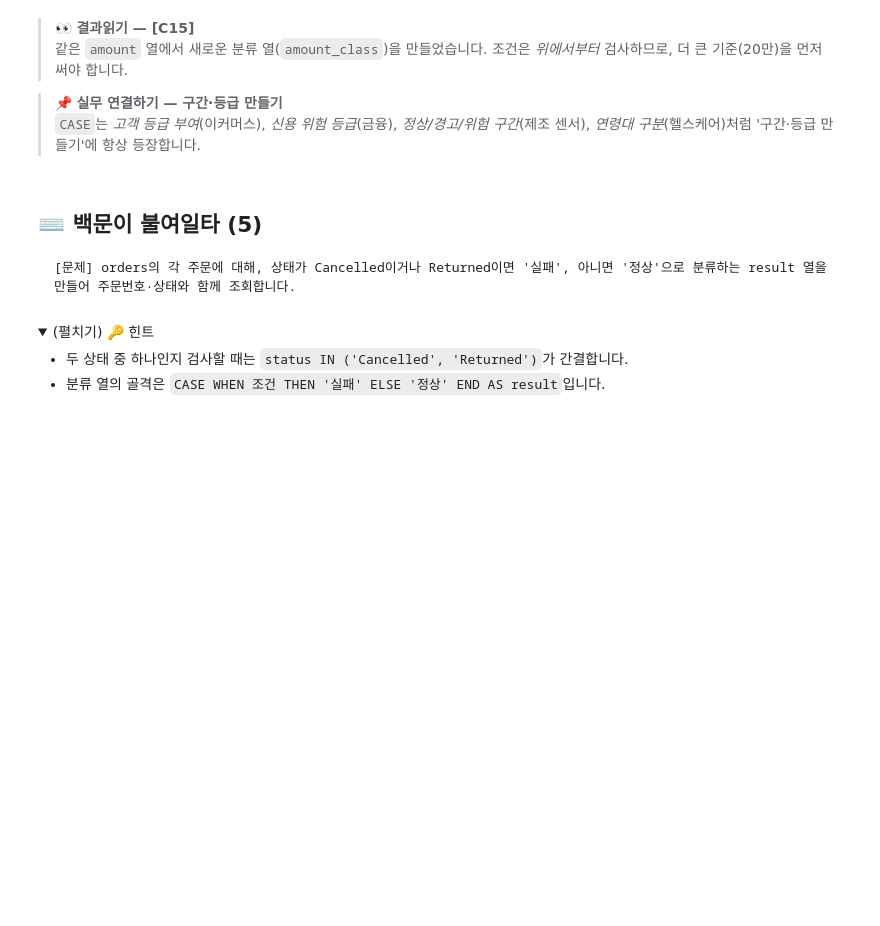
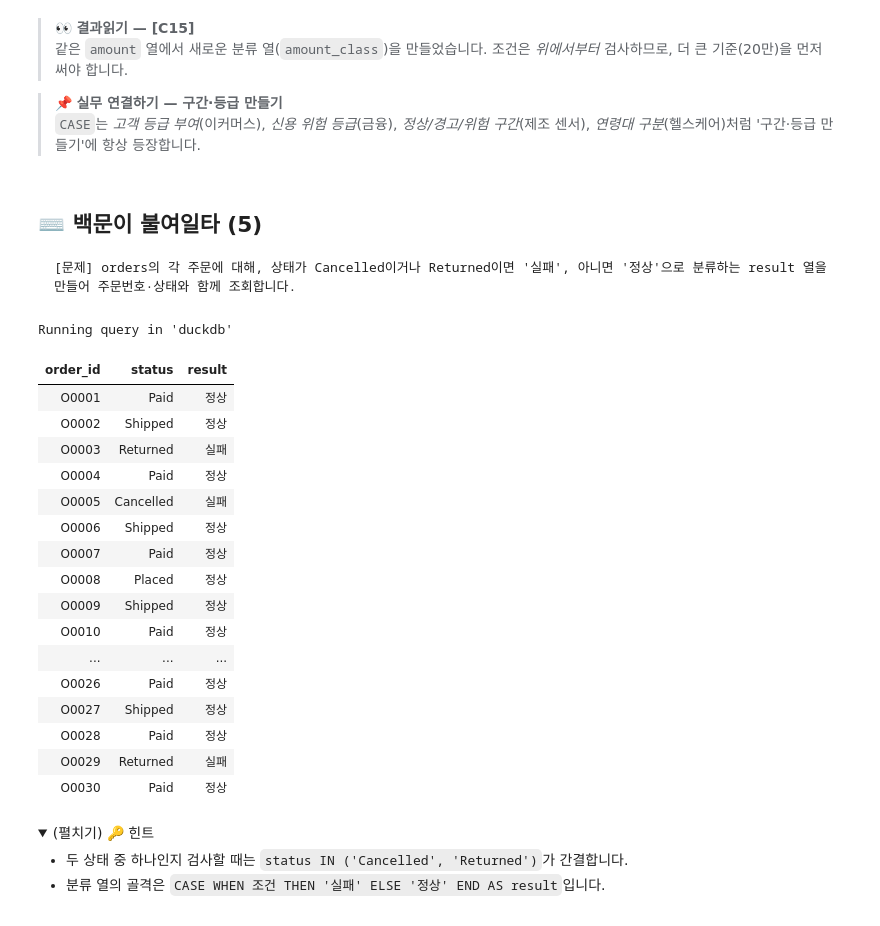
Before and after one commit to yeeunkim-dev/ai-data-bootcamp, a Jupyter notebook: D026+_SQL 데이터 분석/SQL 기초 — 정렬·가공과 집계.ipynb, the cells around one changed output. Saved outputs shown, nothing was run; the diff lists cells and outputs as text; code cells hidden in the pictures; folded sections open; blank space fills up the shorter version.

```diff
--- a/D026+_SQL 데이터 분석/SQL 기초 — 정렬·가공과 집계.ipynb
+++ b/D026+_SQL 데이터 분석/SQL 기초 — 정렬·가공과 집계.ipynb
@@ -604,3 +739,31 @@ ORDER BY
+# %%
+%%sql
+-- [C16] ⌨️ 백문이 불여일타 (5) — 주문 상태 실패/정상 분류
+
+SELECT
+    order_id,
+    status,
+    CASE WHEN status IN ('Cancelled', 'Returned') THEN '실패' ELSE '정상' END AS result
+FROM project_name.dataset_name.orders
+# %% [output]
+Running query in 'duckdb'
+| order_id | status | result |
+| O0001 | Paid | 정상 |
+| O0002 | Shipped | 정상 |
+| O0003 | Returned | 실패 |
+| O0004 | Paid | 정상 |
+| O0005 | Cancelled | 실패 |
+| O0006 | Shipped | 정상 |
+| O0007 | Paid | 정상 |
+| O0008 | Placed | 정상 |
+| O0009 | Shipped | 정상 |
+| O0010 | Paid | 정상 |
+| ... | ... | ... |
+| O0026 | Paid | 정상 |
+| O0027 | Shipped | 정상 |
+| O0028 | Paid | 정상 |
+| O0029 | Returned | 실패 |
+| O0030 | Paid | 정상 |
 # %% [markdown]
 <details>
 <summary>(펼치기) 🔑 힌트</summary>
```
Also changed, not shown: parts of 59 cells of this notebook.
